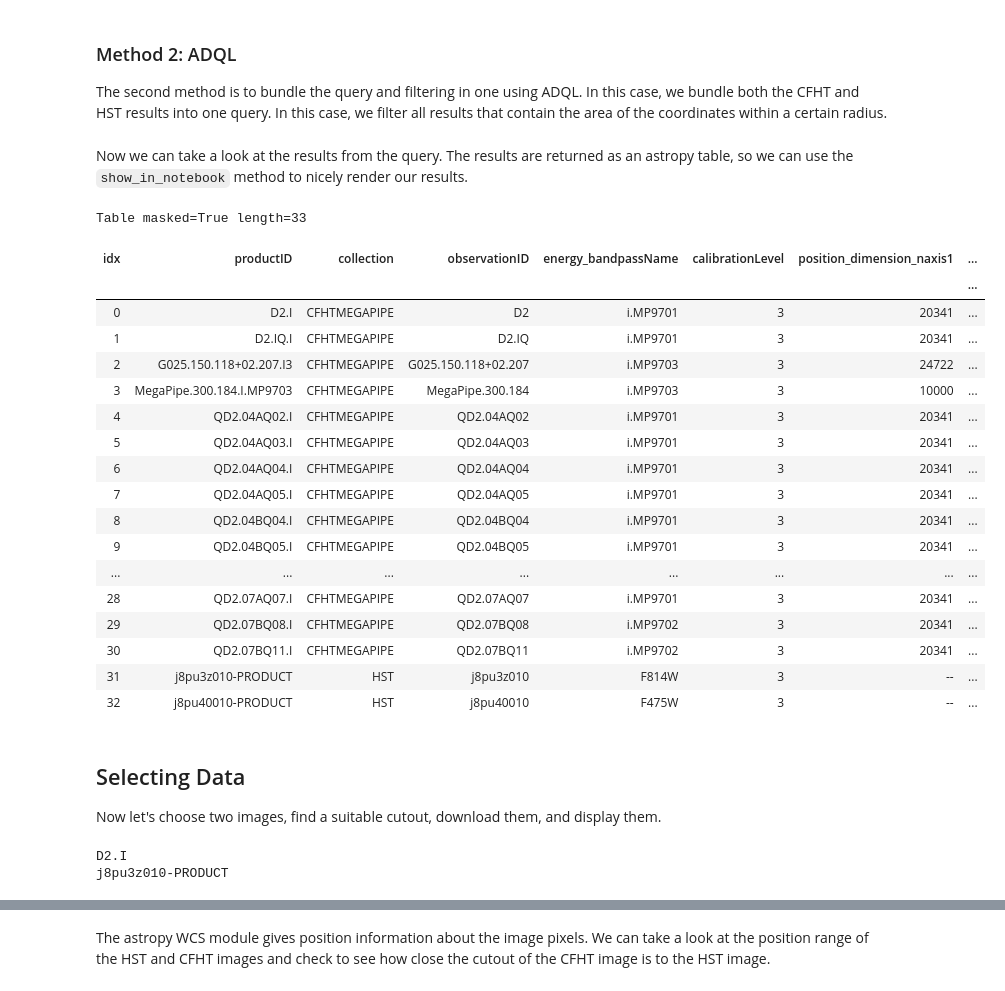
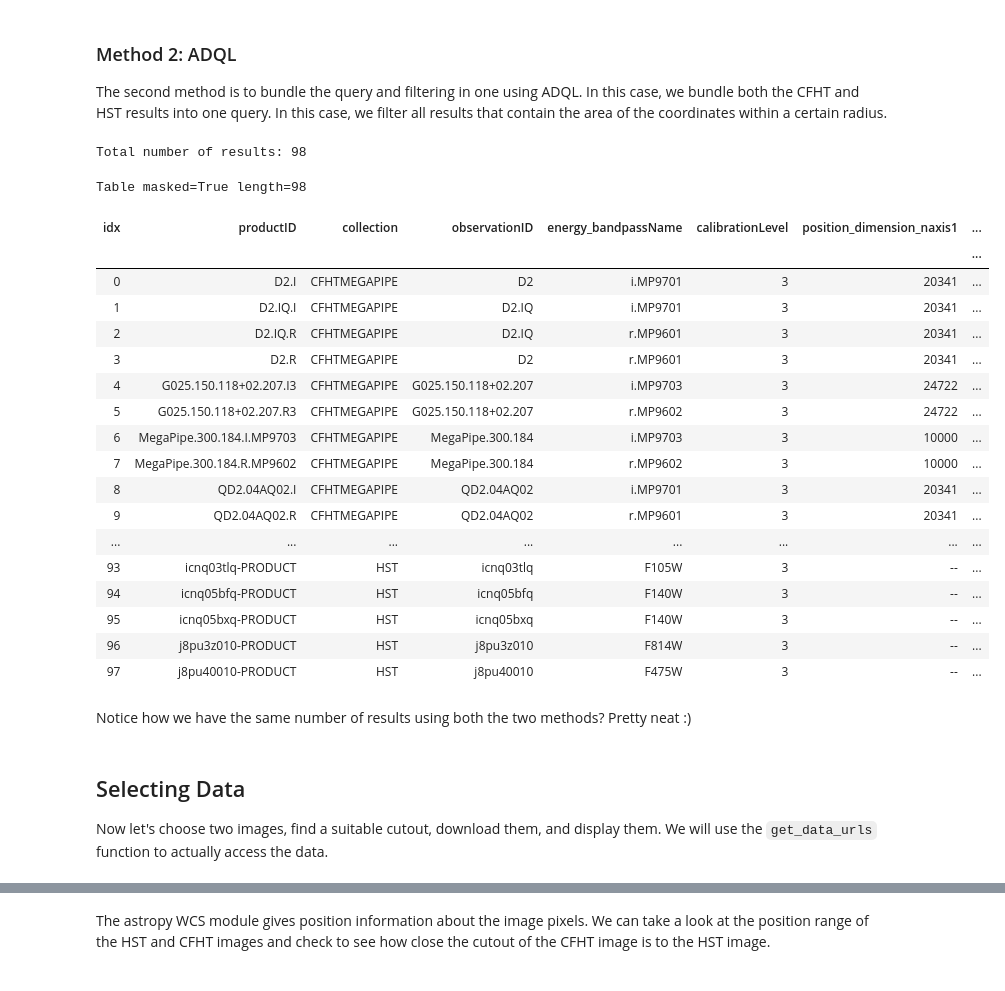
Before and after one commit to ellieb/astroquery_tutorial, a Jupyter notebook: astroquery_example_v1.ipynb, the cells around one changed output, grey strips where cells are left out. Drawn from its saved outputs; the diff is of its cells as text; code cells hidden in the pictures.

```diff
--- a/astroquery_example_v1.ipynb
+++ b/astroquery_example_v1.ipynb
@@ -155,59 +170,52 @@ Table masked=True length=29
 ### Method 2: ADQL
 The second method is to bundle the query and filtering in one using ADQL. In this case, we bundle both the CFHT and HST results into one query. In this case, we filter all results that contain the area of the coordinates within a certain radius.
 # %%
-query_vars = { 'ra': c.ra.degree, 'dec': c.dec.degree, 'radius': 0.016}
+query_vars = { 'ra': c.ra.degree, 'dec': c.dec.degree, 'radius': radius }
 query = '''SELECT *
 FROM caom2.Plane AS Plane
 JOIN caom2.Observation AS Observation ON Plane.obsID = Observation.obsID
 WHERE ( Observation.collection IN ('CFHTMEGAPIPE','HST')
 AND ( Observation.target_name LIKE 'D2%' OR Observation.target_name LIKE 'COSMOS%' )
 AND ( Plane.calibrationLevel = 3 )
 AND ( Plane.dataProductType = 'image')
-AND ( Plane.energy_bandpassName LIKE 'i.%' OR Plane.energy_bandpassName LIKE 'F%')
-AND ( CONTAINS( CIRCLE('ICRS',
+AND ( Plane.energy_bandpassName LIKE 'i.%' OR Plane.energy_bandpassName LIKE 'r.%' OR Plane.energy_bandpassName LIKE 'F%')
+AND ( INTERSECTS( CIRCLE('ICRS',
 {ra},
 {dec},
 {radius}),
 Plane.position_bounds ) = 1 )
 AND ( Plane.quality_flag IS NULL OR Plane.quality_flag != 'junk' ))'''.format(**query_vars)
 
 job = cadc.run_query(query, 'sync')
 results = job.get_results()
+
+results.sort('productID')
+
+print('Total number of results: {}'.format(len(results)))
+results[columns_subset].show_in_notebook()
+# %% [output]
+Total number of results: 98
+Table masked=True length=98
+| idx | productID | collection | observationID | energy_bandpassName | calibrationLevel | position_dimension_naxis1 | ... |
+|  |  |  |  |  |  |  | ... |
+| 0 | D2.I | CFHTMEGAPIPE | D2 | i.MP9701 | 3 | 20341 | ... |
+| 1 | D2.IQ.I | CFHTMEGAPIPE | D2.IQ | i.MP9701 | 3 | 20341 | ... |
+| 2 | D2.IQ.R | CFHTMEGAPIPE | D2.IQ | r.MP9601 | 3 | 20341 | ... |
+| 3 | D2.R | CFHTMEGAPIPE | D2 | r.MP9601 | 3 | 20341 | ... |
+| 4 | G025.150.118+02.207.I3 | CFHTMEGAPIPE | G025.150.118+02.207 | i.MP9703 | 3 | 24722 | ... |
+| 5 | G025.150.118+02.207.R3 | CFHTMEGAPIPE | G025.150.118+02.207 | r.MP9602 | 3 | 24722 | ... |
+| 6 | MegaPipe.300.184.I.MP9703 | CFHTMEGAPIPE | MegaPipe.300.184 | i.MP9703 | 3 | 10000 | ... |
+| 7 | MegaPipe.300.184.R.MP9602 | CFHTMEGAPIPE | MegaPipe.300.184 | r.MP9602 | 3 | 10000 | ... |
+| 8 | QD2.04AQ02.I | CFHTMEGAPIPE | QD2.04AQ02 | i.MP9701 | 3 | 20341 | ... |
+| 9 | QD2.04AQ02.R | CFHTMEGAPIPE | QD2.04AQ02 | r.MP9601 | 3 | 20341 | ... |
+| ... | ... | ... | ... | ... | ... | ... | ... |
+| 93 | icnq03tlq-PRODUCT | HST | icnq03tlq | F105W | 3 | -- | ... |
+| 94 | icnq05bfq-PRODUCT | HST | icnq05bfq | F140W | 3 | -- | ... |
+| 95 | icnq05bxq-PRODUCT | HST | icnq05bxq | F140W | 3 | -- | ... |
+| 96 | j8pu3z010-PRODUCT | HST | j8pu3z010 | F814W | 3 | -- | ... |
+| 97 | j8pu40010-PRODUCT | HST | j8pu40010 | F475W | 3 | -- | ... |
-# %% [markdown]
-Now we can take a look at the results from the query. The results are returned as an astropy table, so we can use the `show_in_notebook` method to nicely render our results.
-# %%
-results.sort('productID')
-
-results[columns_subset].show_in_notebook()
-# %% [output]
-Table masked=True length=33
-| idx | productID | collection | observationID | energy_bandpassName | calibrationLevel | position_dimension_naxis1 | ... |
-|  |  |  |  |  |  |  | ... |
-| 0 | D2.I | CFHTMEGAPIPE | D2 | i.MP9701 | 3 | 20341 | ... |
-| 1 | D2.IQ.I | CFHTMEGAPIPE | D2.IQ | i.MP9701 | 3 | 20341 | ... |
-| 2 | G025.150.118+02.207.I3 | CFHTMEGAPIPE | G025.150.118+02.207 | i.MP9703 | 3 | 24722 | ... |
-| 3 | MegaPipe.300.184.I.MP9703 | CFHTMEGAPIPE | MegaPipe.300.184 | i.MP9703 | 3 | 10000 | ... |
-| 4 | QD2.04AQ02.I | CFHTMEGAPIPE | QD2.04AQ02 | i.MP9701 | 3 | 20341 | ... |
-| 5 | QD2.04AQ03.I | CFHTMEGAPIPE | QD2.04AQ03 | i.MP9701 | 3 | 20341 | ... |
-| 6 | QD2.04AQ04.I | CFHTMEGAPIPE | QD2.04AQ04 | i.MP9701 | 3 | 20341 | ... |
-| 7 | QD2.04AQ05.I | CFHTMEGAPIPE | QD2.04AQ05 | i.MP9701 | 3 | 20341 | ... |
-| 8 | QD2.04BQ04.I | CFHTMEGAPIPE | QD2.04BQ04 | i.MP9701 | 3 | 20341 | ... |
-| 9 | QD2.04BQ05.I | CFHTMEGAPIPE | QD2.04BQ05 | i.MP9701 | 3 | 20341 | ... |
-| ... | ... | ... | ... | ... | ... | ... | ... |
-| 28 | QD2.07AQ07.I | CFHTMEGAPIPE | QD2.07AQ07 | i.MP9701 | 3 | 20341 | ... |
-| 29 | QD2.07BQ08.I | CFHTMEGAPIPE | QD2.07BQ08 | i.MP9702 | 3 | 20341 | ... |
-| 30 | QD2.07BQ11.I | CFHTMEGAPIPE | QD2.07BQ11 | i.MP9702 | 3 | 20341 | ... |
-| 31 | j8pu3z010-PRODUCT | HST | j8pu3z010 | F814W | 3 | -- | ... |
-| 32 | j8pu40010-PRODUCT | HST | j8pu40010 | F475W | 3 | -- | ... |
+# %% [markdown]
+Notice how we have the same number of results using both the two methods? Pretty  neat :)
 # %% [markdown]
 ## Selecting Data
-Now let's choose two images, find a suitable cutout, download them, and display them.
+Now let's choose two images, find a suitable cutout, download them, and display them. We will use the `get_data_urls` function to actually access the data.
-# %%
-cfht_result = results[(results['collection'] == 'CFHTMEGAPIPE')][0]
-hst_result = results[(results['collection'] == 'HST')][0]
-
-print(cfht_result['productID'])
-print(hst_result['productID'])
-# %% [output]
-D2.I
-j8pu3z010-PRODUCT
```
Also changed, not shown: parts of 33 cells of this notebook.
